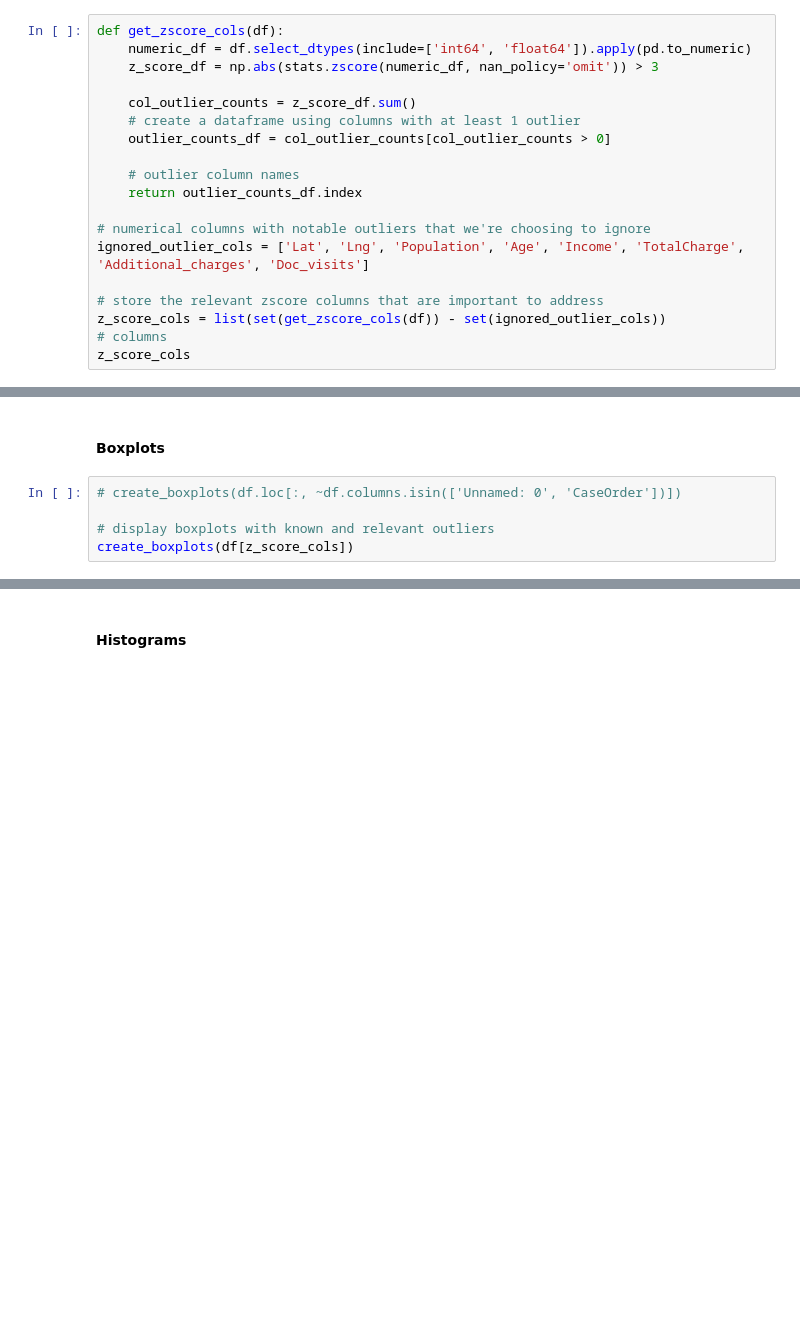
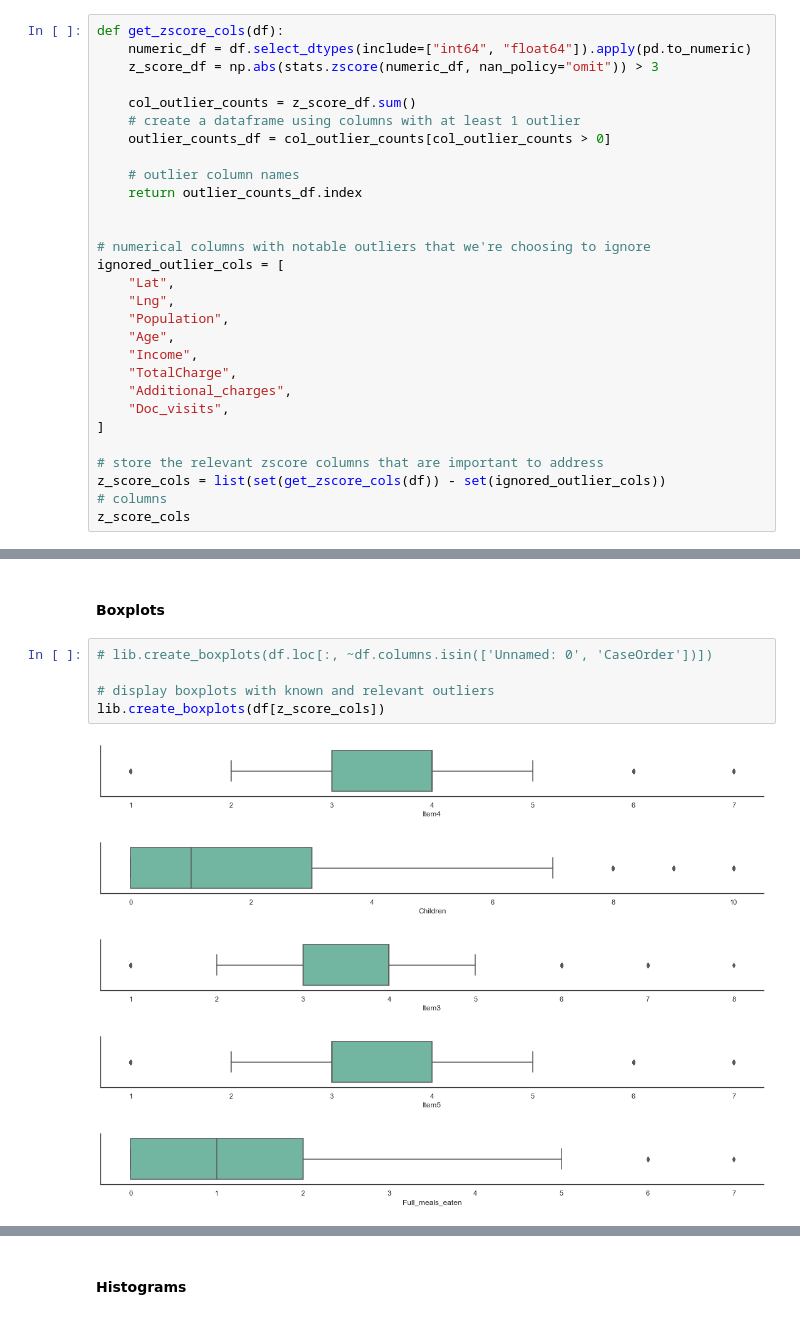
Before and after one commit to chrispaynes/OSDSC-Portfolio, a Jupyter notebook: medical_data_cleaning/medical_data_detection.ipynb, the cells around one changed output, grey strips where cells are left out. Drawn from its saved outputs; the diff is of its cells as text; blank space fills up the shorter version.

```diff
--- a/medical_data_cleaning/medical_data_detection.ipynb
+++ b/medical_data_cleaning/medical_data_detection.ipynb
@@ -162,8 +241,8 @@ _ = msno.dendrogram(missing_df, orientation='bottom', figsize=(25,5))
 find columns with addressable outliers
 # %%
 def get_zscore_cols(df):
-    numeric_df = df.select_dtypes(include=['int64', 'float64']).apply(pd.to_numeric)
-    z_score_df = np.abs(stats.zscore(numeric_df, nan_policy='omit')) > 3
+    numeric_df = df.select_dtypes(include=["int64", "float64"]).apply(pd.to_numeric)
+    z_score_df = np.abs(stats.zscore(numeric_df, nan_policy="omit")) > 3
 
     col_outlier_counts = z_score_df.sum()
     # create a dataframe using columns with at least 1 outlier
@@ -172,8 +251,18 @@ def get_zscore_cols(df):
     # outlier column names
     return outlier_counts_df.index
 
+
 # numerical columns with notable outliers that we're choosing to ignore
-ignored_outlier_cols = ['Lat', 'Lng', 'Population', 'Age', 'Income', 'TotalCharge', 'Additional_charges', 'Doc_visits']
+ignored_outlier_cols = [
+    "Lat",
+    "Lng",
+    "Population",
+    "Age",
+    "Income",
+    "TotalCharge",
+    "Additional_charges",
+    "Doc_visits",
+]
 
 # store the relevant zscore columns that are important to address
 z_score_cols = list(set(get_zscore_cols(df)) - set(ignored_outlier_cols))
@@ -194,7 +310,13 @@ zscore_df.iloc[:, zscore_df.columns.str.contains("zscore")]
 # %% [markdown]
 #### Boxplots
 # %%
-# create_boxplots(df.loc[:, ~df.columns.isin(['Unnamed: 0', 'CaseOrder'])])
+# lib.create_boxplots(df.loc[:, ~df.columns.isin(['Unnamed: 0', 'CaseOrder'])])
 
 # display boxplots with known and relevant outliers
-create_boxplots(df[z_score_cols])
+lib.create_boxplots(df[z_score_cols])
+# %% [output]
+[figure, added]
+[figure, added]
+[figure, added]
+[figure, added]
+[figure, added]
```
Also changed, not shown: parts of 27 cells of this notebook, 2 other files.
